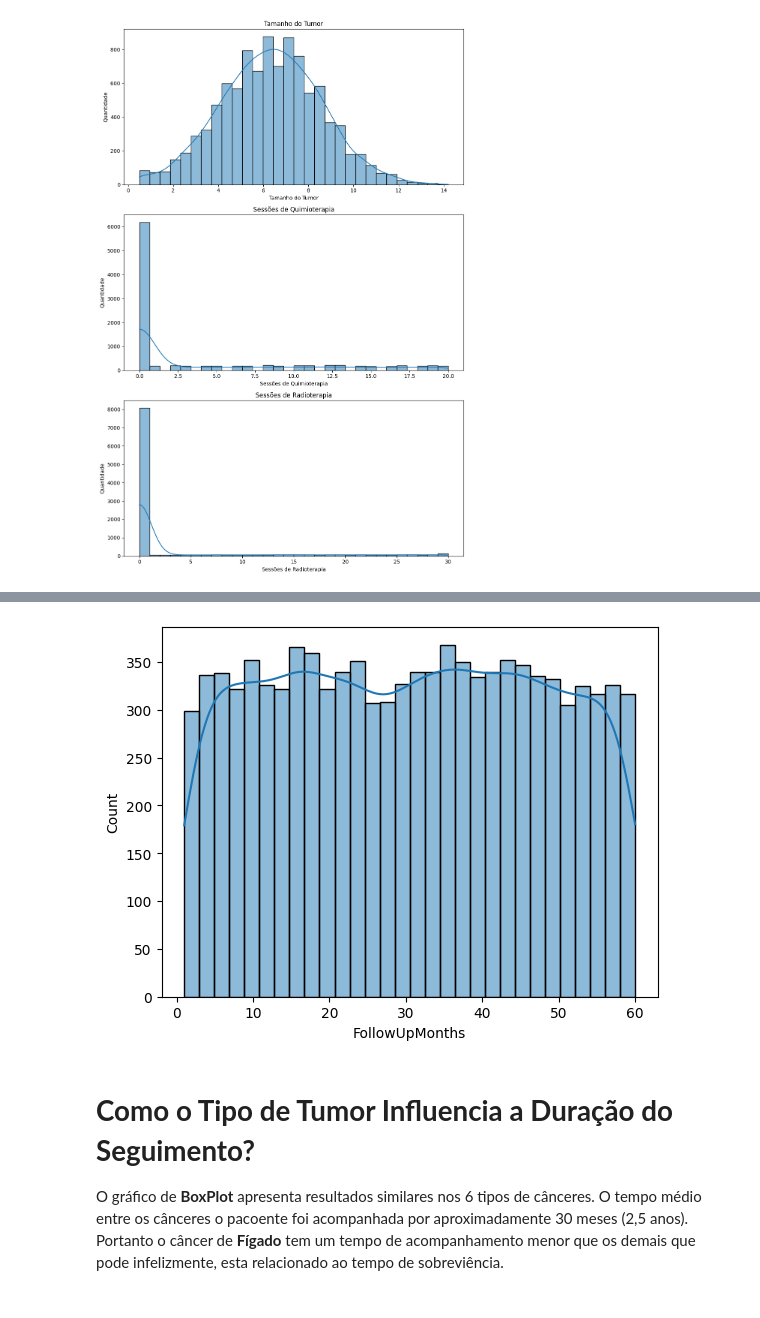
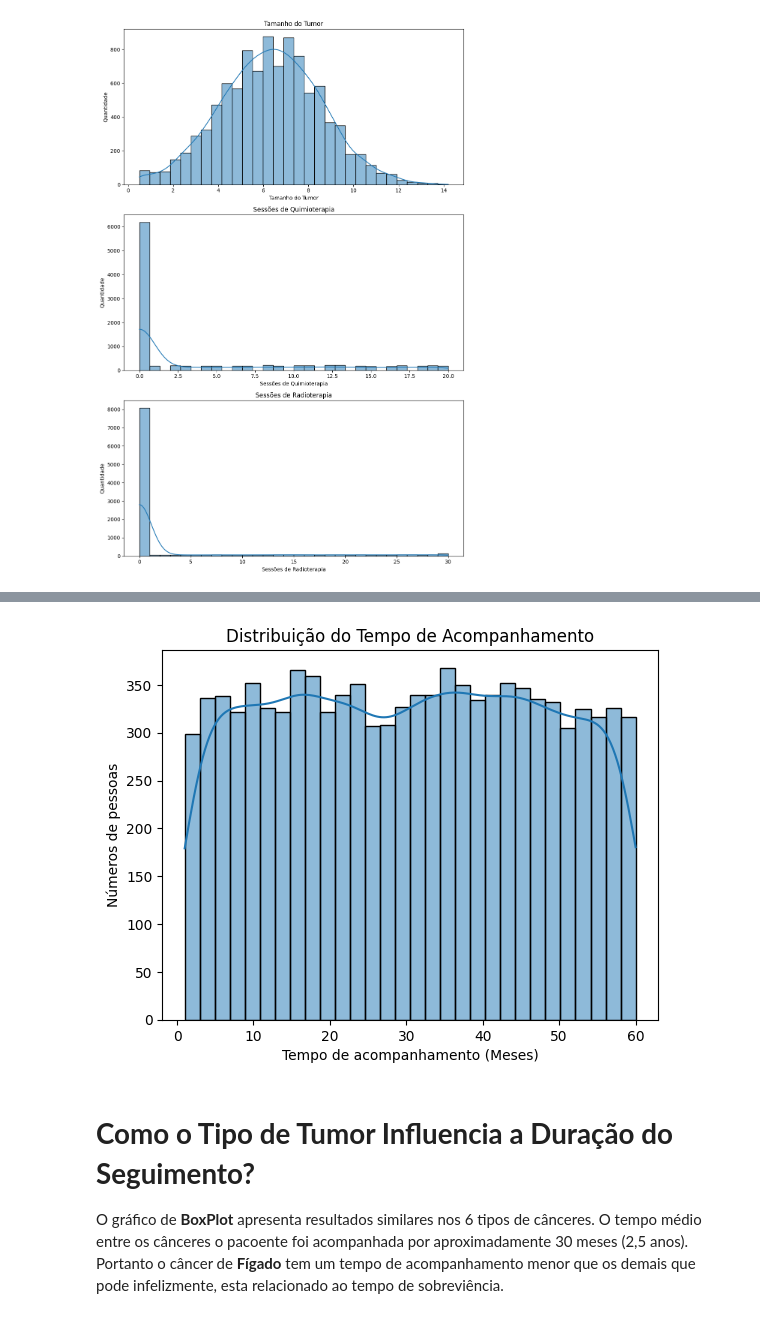
Before and after one commit to MaykonDias/Analise_CancerChina, a Jupyter notebook: Cancer_china.ipynb, the cells around one changed output, grey strips where cells are left out. Saved outputs shown, nothing was run; the diff lists cells and outputs as text; code cells hidden in the pictures.

```diff
--- a/Cancer_china.ipynb
+++ b/Cancer_china.ipynb
@@ -177,11 +208,24 @@ plt.show()
 # %%
-cancer_cormo = (df.groupby(["TumorType", "Comorbidities"]).size().reset_index(name="Comorbidade x cancer"))
+df['Comorbidities'] = df['Comorbidities'].fillna("Sem Comorbidades")
+
+def padronizar_comorbidades(valor):
+    if pd.isna(valor):
+        return valor
+    itens = [v.strip() for v in valor.split(",")]
+    itens_ordenados = sorted(itens)
+    return ", ".join(itens_ordenados)
+
+df["Comorbidades_Padronizadas"] = df["Comorbidities"].apply(padronizar_comorbidades)
+
+cancer_cormo = (df.groupby(["TumorType", "Comorbidades_Padronizadas"]).size().reset_index(name="Comorbidade x cancer"))
+
 plt.figure(figsize=(20,5))
-sns.barplot(cancer_cormo, x="Comorbidities", y="Comorbidade x cancer", hue="TumorType")
+sns.barplot(cancer_cormo, x="Comorbidades_Padronizadas", y="Comorbidade x cancer", hue="TumorType")
 plt.title("Distribuição da Relação do Tumor com Comorbidades")
 plt.xlabel("Comorbidades")
-plt.ylabel("Números de casos")
-plt.legend(title="Tipo de Tumor", loc='upper right')
+plt.ylabel("Número de Casos")
+plt.legend(title="Tipo de Tumor", loc='upper left')
+plt.xticks(rotation=45)
 plt.tight_layout()
 plt.show()
 # %% [output]
@@ -222,8 +283,11 @@ plt.show()
 # %%
 sns.histplot(df["FollowUpMonths"], bins=30, kde=True)
+plt.title("Distribuição do Tempo de Acompanhamento")
+plt.xlabel("Tempo de acompanhamento (Meses)")
+plt.ylabel("Números de pessoas")
 plt.show()
 # %% [output]
-[figure, old version]
+[figure, new version]
 # %% [markdown]
 # **Como o Tipo de Tumor Influencia a Duração do Seguimento?**
 
```
Also changed, not shown: parts of 24 cells of this notebook.
